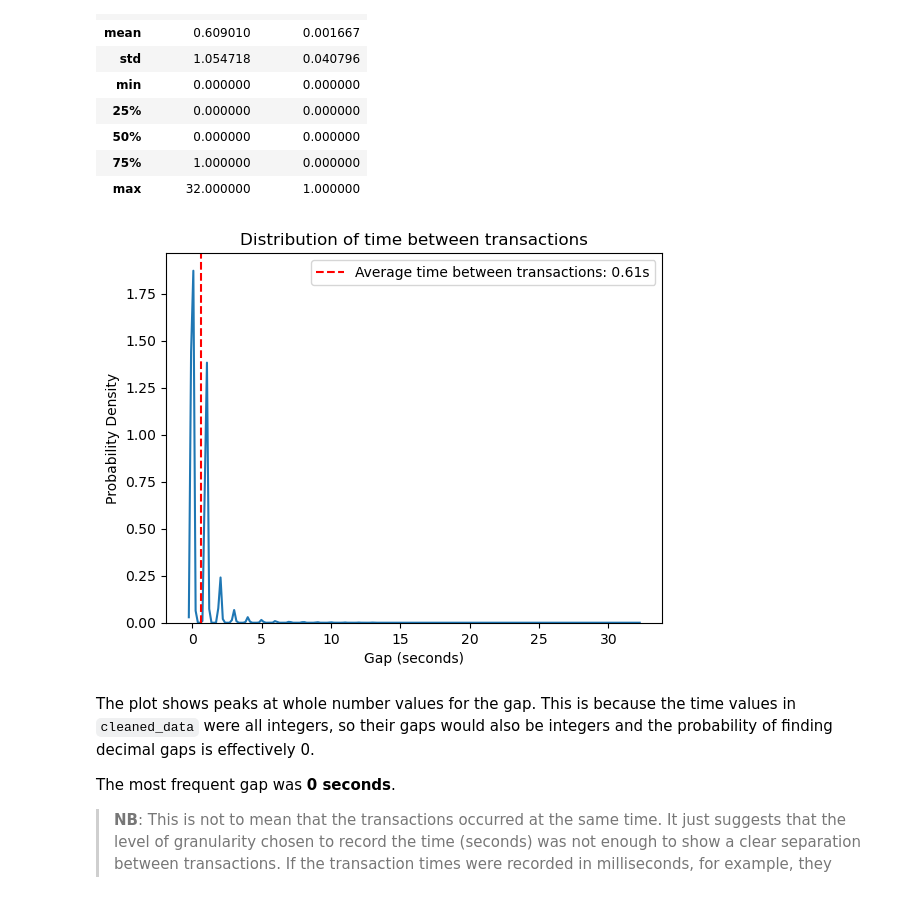
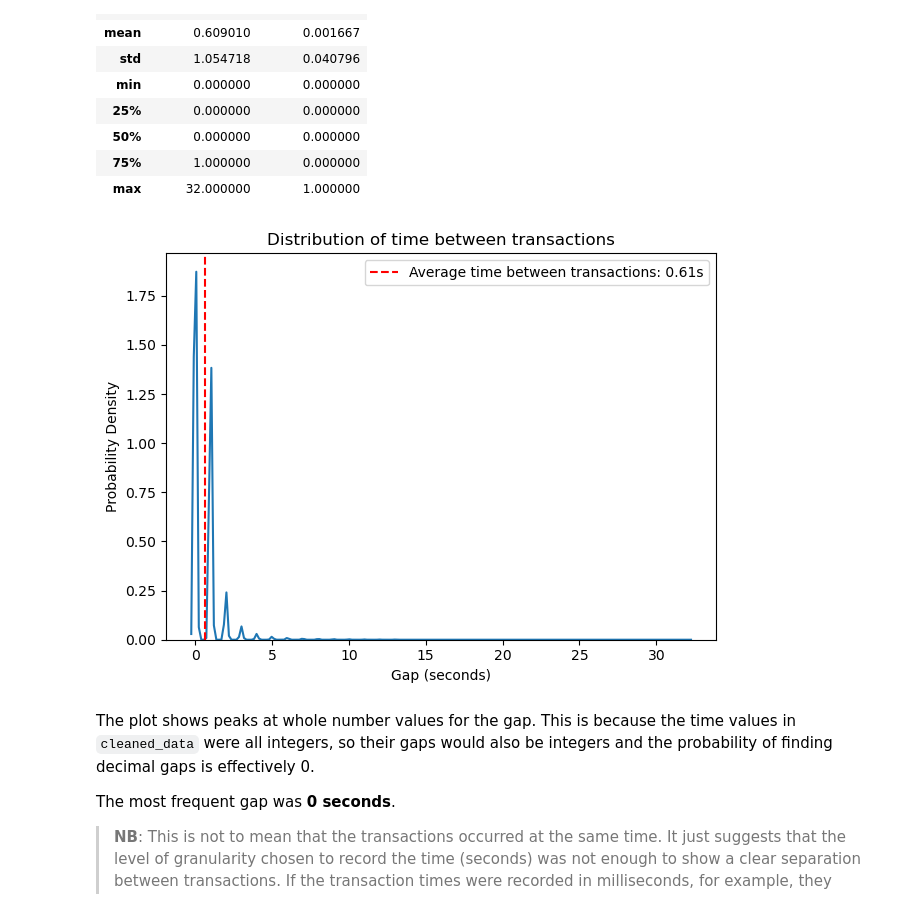
Before and after one commit to NgundoMuithya/Kaggle_Credit_Card_Fraud_Detection, a Jupyter notebook: notebook.ipynb, the cells around one changed output. Saved outputs shown, nothing was run; the diff lists cells and outputs as text; code cells hidden in the pictures.

```diff
--- a/notebook.ipynb
+++ b/notebook.ipynb
@@ -394,15 +400,17 @@ gap_df.describe()
 # %%
 sns.kdeplot(gap_df['Gap'])
 
 plt.xlabel('Gap (seconds)')
 plt.ylabel('Probability Density')
 plt.title('Distribution of time between transactions')
 plt.axvline(gap_df['Gap'].mean(), linestyle='--', color='red', label=f"Average time between transactions: {gap_df['Gap'].mean():.2f}s")
 plt.legend()
 
+plt.tight_layout()
+plt.savefig('./Images/Dist_of_time_btwn_transactions.png', dpi=150)
 plt.show()
 # %% [output]
-[figure, old version]
+[figure, new version]
 # %% [markdown]
 The plot shows peaks at whole number values for the gap. This is because the time values in `cleaned_data` were all integers, so their gaps would also be integers and the probability of finding decimal gaps is effectively 0.
 
```
Also changed, not shown: parts of 4 cells of this notebook.
